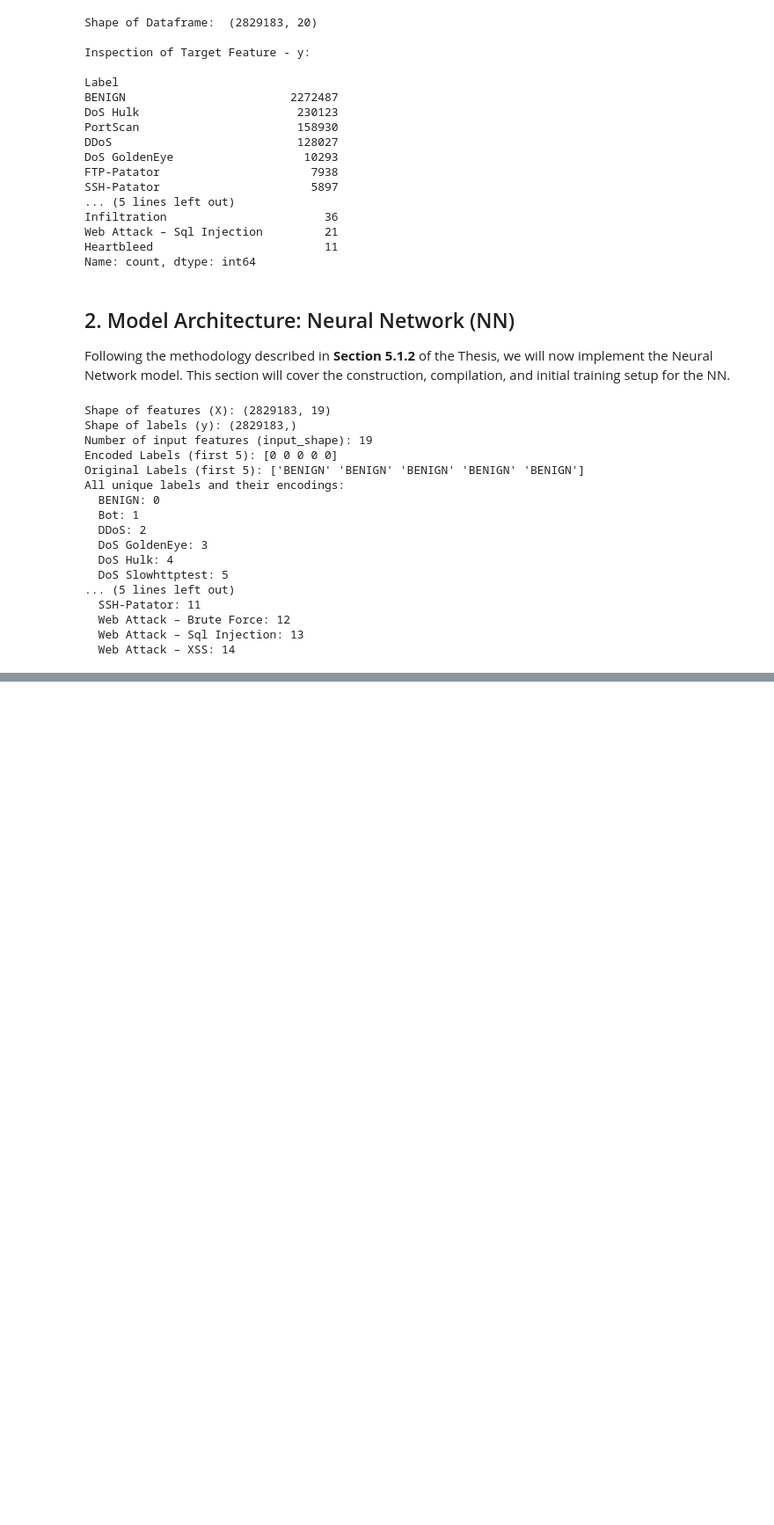
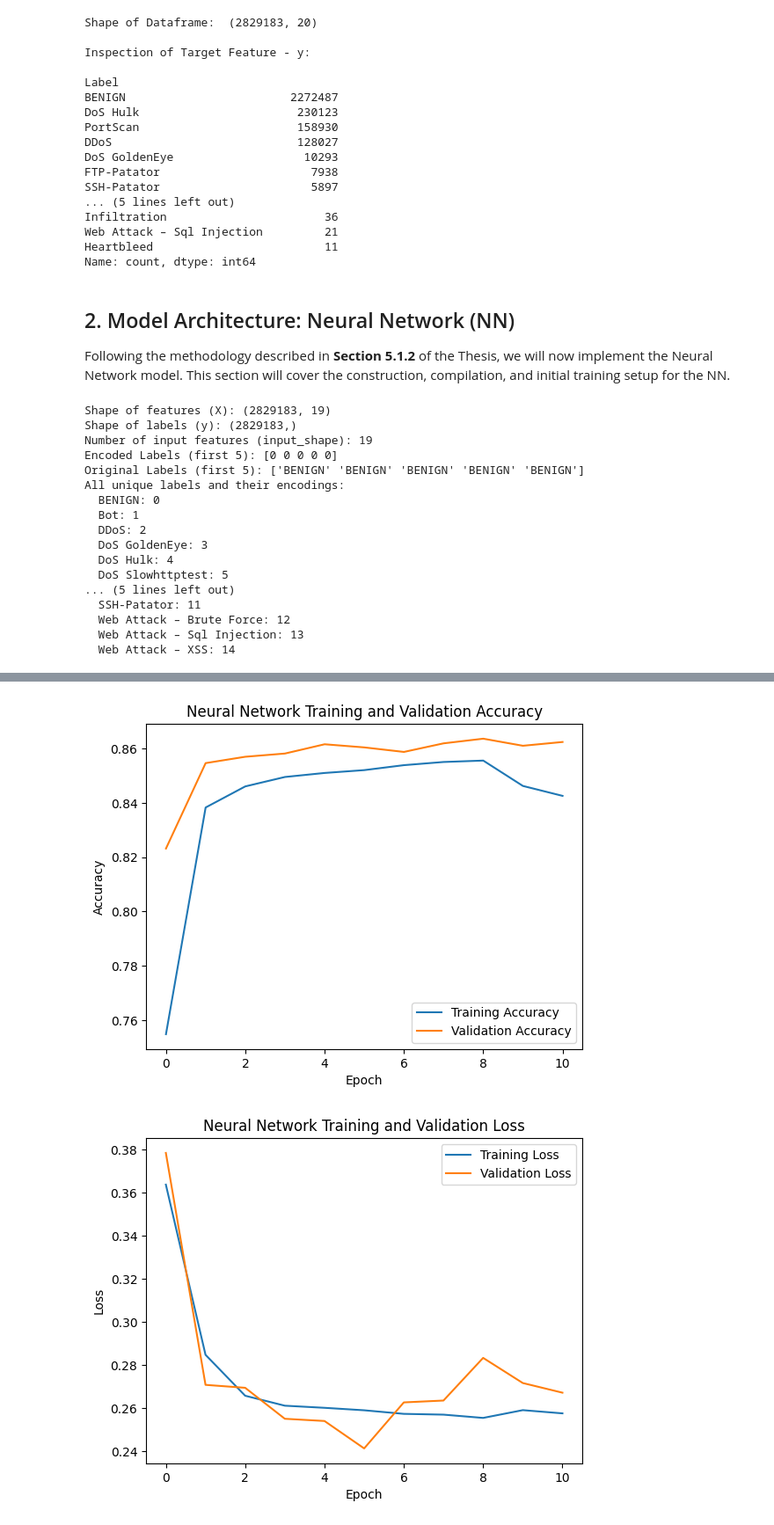
Before and after one commit to Mondirkb/dataset-CIC-IDS-2017, a Jupyter notebook: data_processing.ipynb, the cells around one changed output, grey strips where cells are left out. Shown at 88% size. Cells and saved outputs as stored; diff of their text form; code cells hidden in the pictures; blank space fills up the shorter version.

```diff
--- a/data_processing.ipynb
+++ b/data_processing.ipynb
@@ -276,0 +431,17 @@ All unique labels and their encodings:
+# %%
+# ============================================================
+# 2.1 Random Forest Baseline Model
+# ============================================================
+
+from sklearn.ensemble import RandomForestClassifier
+
+rf_model = RandomForestClassifier(
+    n_estimators=50,
+    random_state=42,
+    n_jobs=-1,
+    class_weight="balanced"
+)
+
+rf_model.fit(X_train_scaled, y_train)
+
+print("Random Forest training completed.")
@@ -276,0 +660,27 @@ All unique labels and their encodings:
+# %%
+# ============================================================
+# 2.5 Neural Network Training Curves
+# ============================================================
+
+import matplotlib.pyplot as plt
+
+plt.figure()
+plt.plot(history.history["accuracy"], label="Training Accuracy")
+plt.plot(history.history["val_accuracy"], label="Validation Accuracy")
+plt.xlabel("Epoch")
+plt.ylabel("Accuracy")
+plt.title("Neural Network Training and Validation Accuracy")
+plt.legend()
+plt.show()
+
+plt.figure()
+plt.plot(history.history["loss"], label="Training Loss")
+plt.plot(history.history["val_loss"], label="Validation Loss")
+plt.xlabel("Epoch")
+plt.ylabel("Loss")
+plt.title("Neural Network Training and Validation Loss")
+plt.legend()
+plt.show()
+# %% [output]
+[figure, added]
+[figure, added]
```
Also changed, not shown: parts of 45 cells of this notebook.
